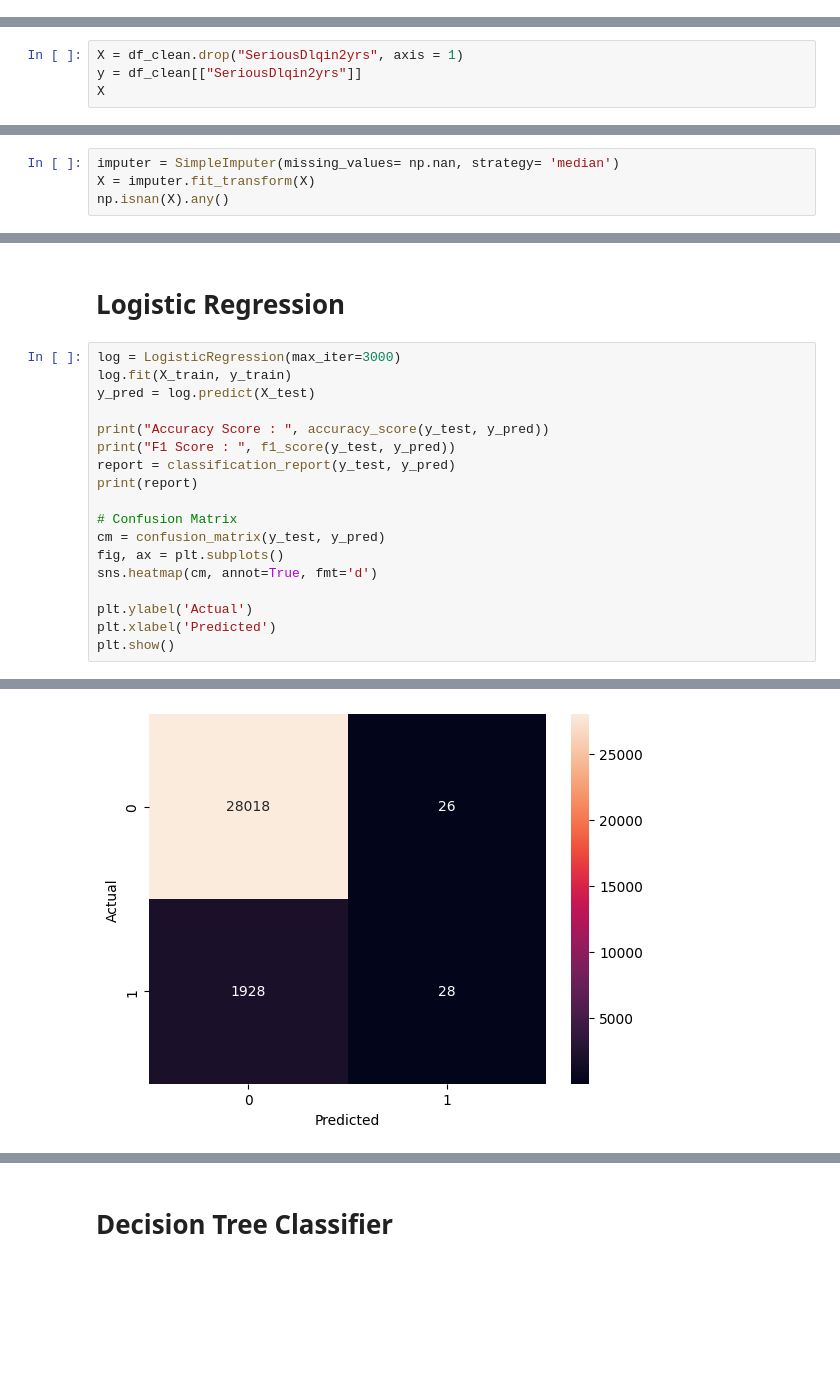
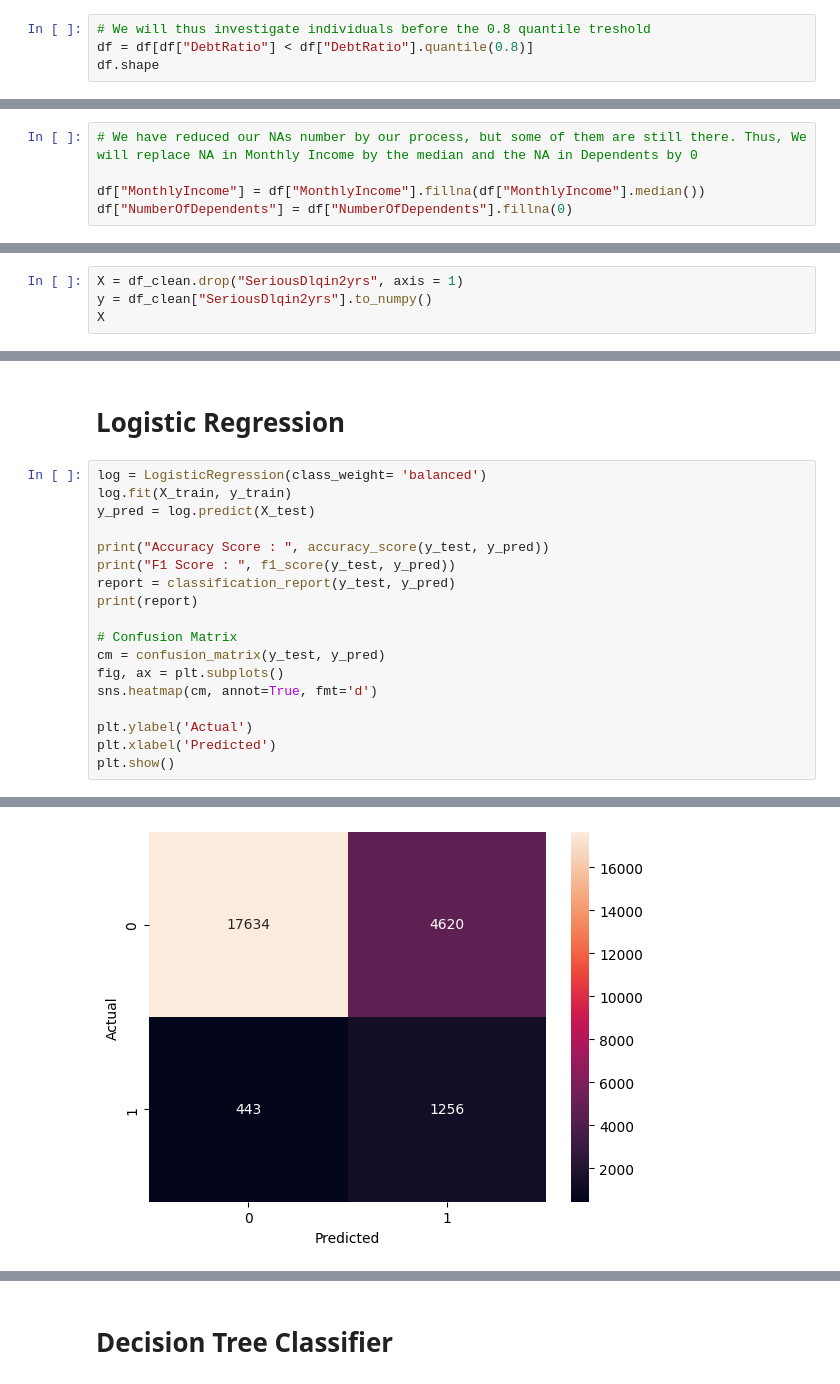
Before and after one commit to AlexisReve/Credit_Risk_ASSAS_2023, a Jupyter notebook: analysis_ML.ipynb, the cells around one changed output, grey strips where cells are left out. Drawn from its saved outputs; the diff is of its cells as text; blank space fills up the shorter version.

```diff
--- a/analysis_ML.ipynb
+++ b/analysis_ML.ipynb
@@ -139,0 +188,4 @@ print(df.loc[df["NumberOfTimes90DaysLate"] > 90].shape)
+# %%
+# We will thus investigate individuals before the 0.8 quantile treshold
+df = df[df["DebtRatio"] < df["DebtRatio"].quantile(0.8)]
+df.shape
@@ -341,0 +344,5 @@ dtype: int64
+# %%
+# We have reduced our NAs number by our process, but some of them are still there. Thus, We will replace NA in Monthly Income by the median and the NA in Dependents by 0
+
+df["MonthlyIncome"] = df["MonthlyIncome"].fillna(df["MonthlyIncome"].median())
+df["NumberOfDependents"] = df["NumberOfDependents"].fillna(0)
@@ -375,6 +373,6 @@ dtype: int64
 # %%
 X = df_clean.drop("SeriousDlqin2yrs", axis = 1)
-y = df_clean[["SeriousDlqin2yrs"]]
+y = df_clean["SeriousDlqin2yrs"].to_numpy()
 X
 # %% [output]
 |  | RevolvingUtilizationOfUnsecuredLines | age | NumberOfTime30-59DaysPastDueNotWorse | DebtRatio | MonthlyIncome | NumberOfOpenCreditLinesAndLoans | ... |
@@ -397,4 +390,0 @@ from sklearn.impute import SimpleImputer, KNNImputer
-# %%
-imputer = SimpleImputer(missing_values= np.nan, strategy= 'median')
-X = imputer.fit_transform(X)
-np.isnan(X).any()
@@ -445,7 +427,7 @@ y_test dimension :  (30000, 1)
 # %% [markdown]
 # Logistic Regression
 # %%
-log = LogisticRegression(max_iter=3000)
+log = LogisticRegression(class_weight= 'balanced')
 log.fit(X_train, y_train)
 y_pred = log.predict(X_test)
 
@@ -476 +458 @@ weighted avg       0.91      0.93      0.91     30000
-[figure, old version]
+[figure, new version]
```
Also changed, not shown: parts of 49 cells of this notebook.
